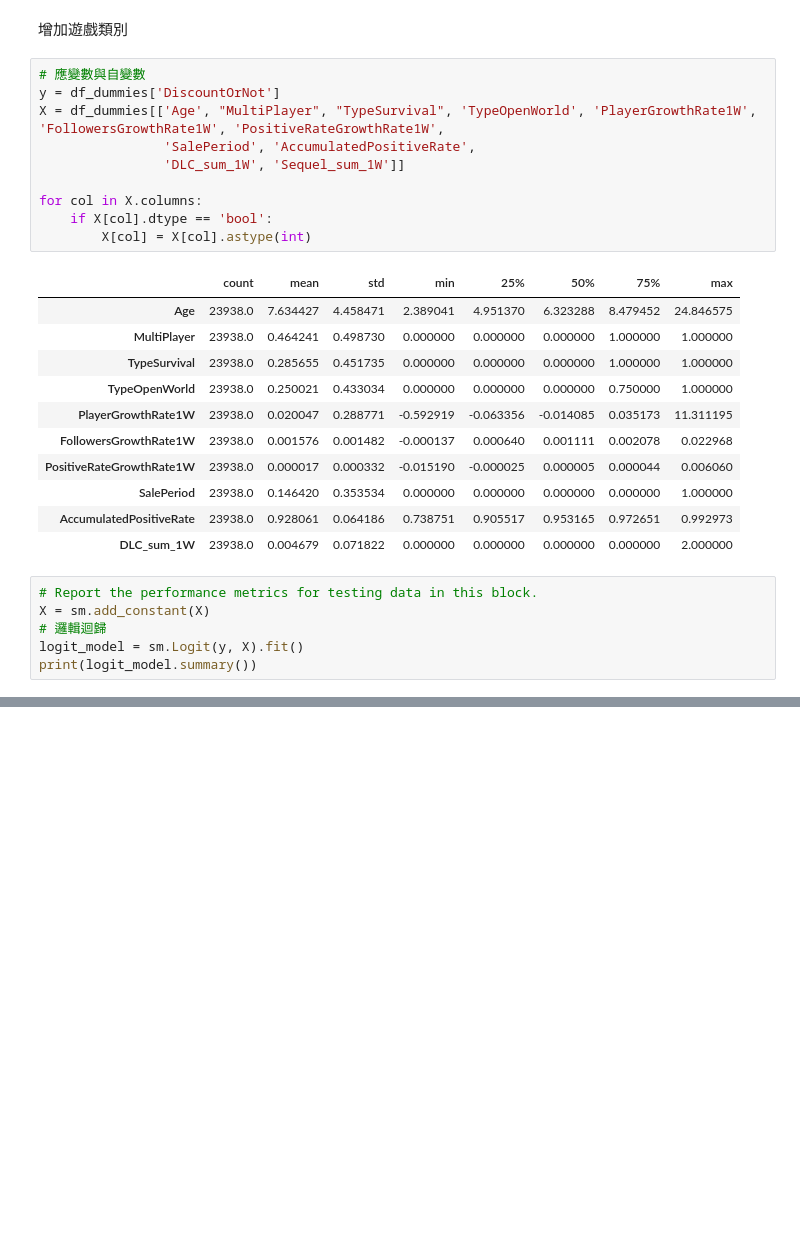
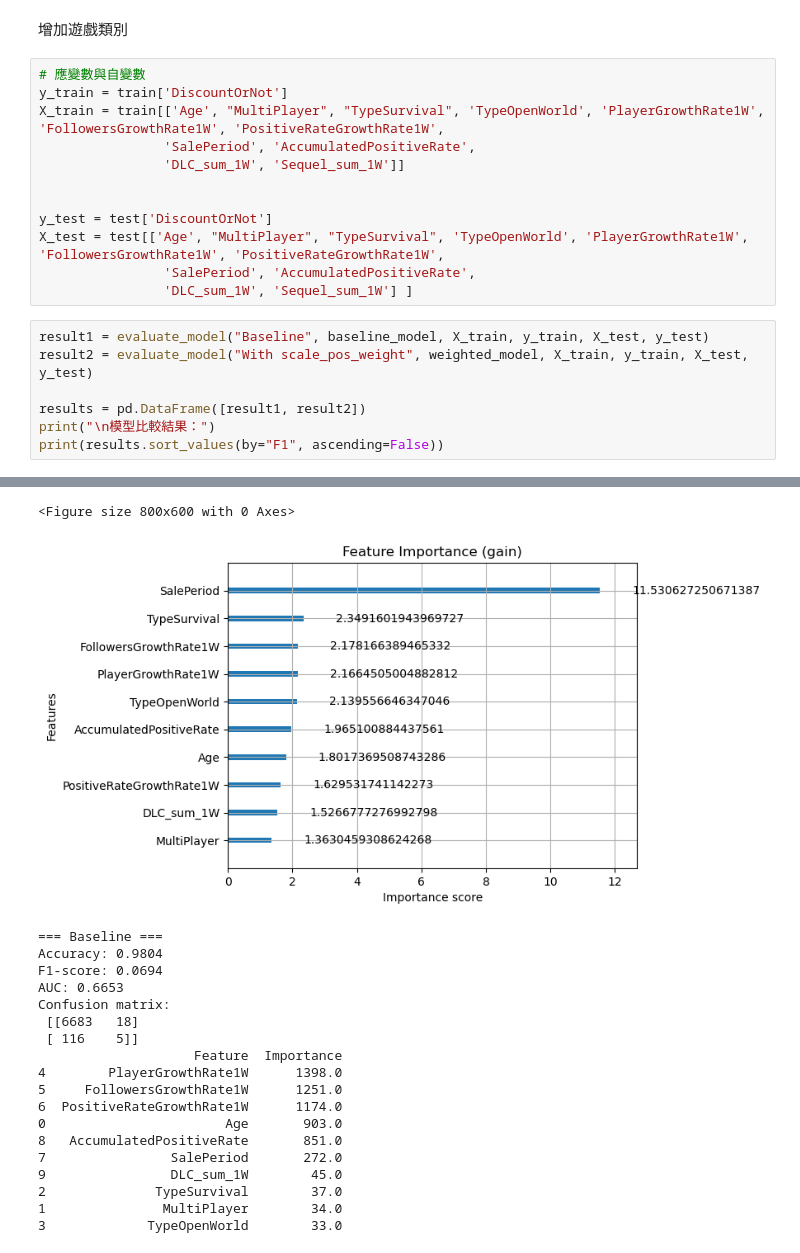
Before and after one commit to yixuan0803/fa-25-econ-5166-group-1, a Jupyter notebook: finding/discount-timing-XGBoost-prediction-model.ipynb, the cells around one changed output, grey strips where cells are left out. Cells and saved outputs as stored; diff of their text form; blank space fills up the shorter version.

```diff
--- a/finding/discount-timing-XGBoost-prediction-model.ipynb
+++ b/finding/discount-timing-XGBoost-prediction-model.ipynb
@@ -312,30 +457,21 @@ GameID_1145360               3.6692      2.204      1.665      0.096      -0.650
 增加遊戲類別
 # %%
 # 應變數與自變數
-y = df_dummies['DiscountOrNot']
-X = df_dummies[['Age', "MultiPlayer", "TypeSurvival", 'TypeOpenWorld', 'PlayerGrowthRate1W', 'FollowersGrowthRate1W', 'PositiveRateGrowthRate1W',
+y_train = train['DiscountOrNot']
+X_train = train[['Age', "MultiPlayer", "TypeSurvival", 'TypeOpenWorld', 'PlayerGrowthRate1W', 'FollowersGrowthRate1W', 'PositiveRateGrowthRate1W',
                 'SalePeriod', 'AccumulatedPositiveRate',
                 'DLC_sum_1W', 'Sequel_sum_1W']]
 
-for col in X.columns:
-    if X[col].dtype == 'bool':
-        X[col] = X[col].astype(int)
+
+y_test = test['DiscountOrNot']
+X_test = test[['Age', "MultiPlayer", "TypeSurvival", 'TypeOpenWorld', 'PlayerGrowthRate1W', 'FollowersGrowthRate1W', 'PositiveRateGrowthRate1W',
+                'SalePeriod', 'AccumulatedPositiveRate',
+                'DLC_sum_1W', 'Sequel_sum_1W'] ]
-# %% [output]
-|  | count | mean | std | min | 25% | 50% | 75% | max |
-| Age | 23938.0 | 7.634427 | 4.458471 | 2.389041 | 4.951370 | 6.323288 | 8.479452 | 24.846575 |
-| MultiPlayer | 23938.0 | 0.464241 | 0.498730 | 0.000000 | 0.000000 | 0.000000 | 1.000000 | 1.000000 |
-| TypeSurvival | 23938.0 | 0.285655 | 0.451735 | 0.000000 | 0.000000 | 0.000000 | 1.000000 | 1.000000 |
-| TypeOpenWorld | 23938.0 | 0.250021 | 0.433034 | 0.000000 | 0.000000 | 0.000000 | 0.750000 | 1.000000 |
-| PlayerGrowthRate1W | 23938.0 | 0.020047 | 0.288771 | -0.592919 | -0.063356 | -0.014085 | 0.035173 | 11.311195 |
-| FollowersGrowthRate1W | 23938.0 | 0.001576 | 0.001482 | -0.000137 | 0.000640 | 0.001111 | 0.002078 | 0.022968 |
-| PositiveRateGrowthRate1W | 23938.0 | 0.000017 | 0.000332 | -0.015190 | -0.000025 | 0.000005 | 0.000044 | 0.006060 |
-| SalePeriod | 23938.0 | 0.146420 | 0.353534 | 0.000000 | 0.000000 | 0.000000 | 0.000000 | 1.000000 |
-| AccumulatedPositiveRate | 23938.0 | 0.928061 | 0.064186 | 0.738751 | 0.905517 | 0.953165 | 0.972651 | 0.992973 |
-| DLC_sum_1W | 23938.0 | 0.004679 | 0.071822 | 0.000000 | 0.000000 | 0.000000 | 0.000000 | 2.000000 |
 # %%
-# Report the performance metrics for testing data in this block.
-X = sm.add_constant(X)
-# 邏輯迴歸
-logit_model = sm.Logit(y, X).fit()
-print(logit_model.summary())
+result1 = evaluate_model("Baseline", baseline_model, X_train, y_train, X_test, y_test)
+result2 = evaluate_model("With scale_pos_weight", weighted_model, X_train, y_train, X_test, y_test)
+
+results = pd.DataFrame([result1, result2])
+print("\n模型比較結果：")
+print(results.sort_values(by="F1", ascending=False))
 # %% [output]
@@ -358,0 +489,20 @@ DLC_sum_1W                   1.5651      0.380      4.121      0.000       0.821
+<Figure size 800x600 with 0 Axes>
+[figure, added]
+=== Baseline ===
+Accuracy: 0.9804
+F1-score: 0.0694
+AUC: 0.6653
+Confusion matrix:
+ [[6683   18]
+ [ 116    5]]
+                    Feature  Importance
+4        PlayerGrowthRate1W      1398.0
+5     FollowersGrowthRate1W      1251.0
+6  PositiveRateGrowthRate1W      1174.0
+0                       Age       903.0
+8   AccumulatedPositiveRate       851.0
+7                SalePeriod       272.0
+9                DLC_sum_1W        45.0
+2              TypeSurvival        37.0
+1               MultiPlayer        34.0
+3             TypeOpenWorld        33.0
```
Also changed, not shown: parts of 15 cells of this notebook, 1 other file.
